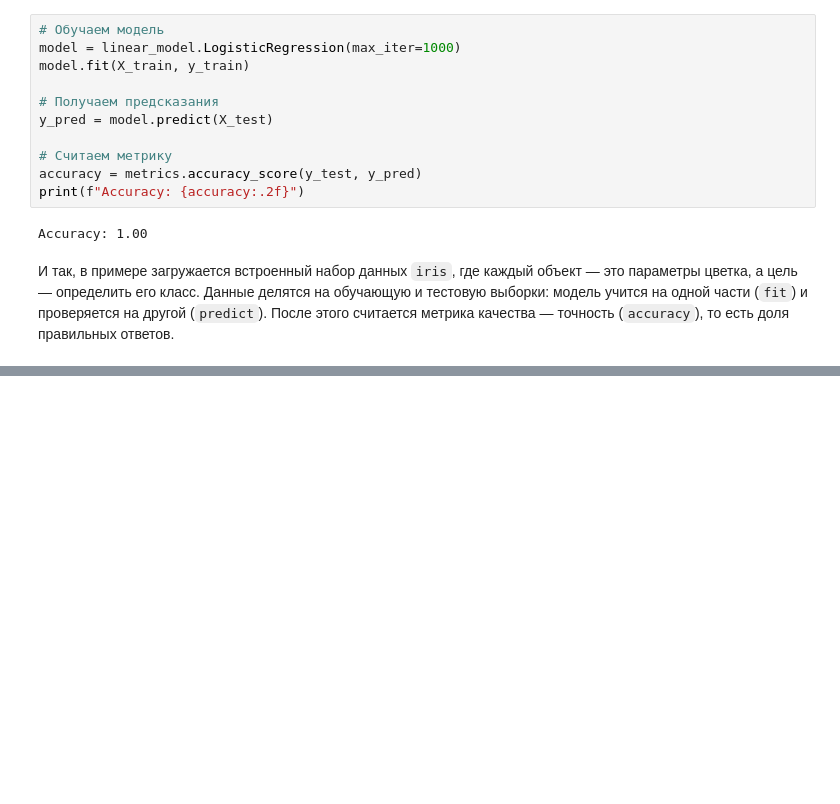
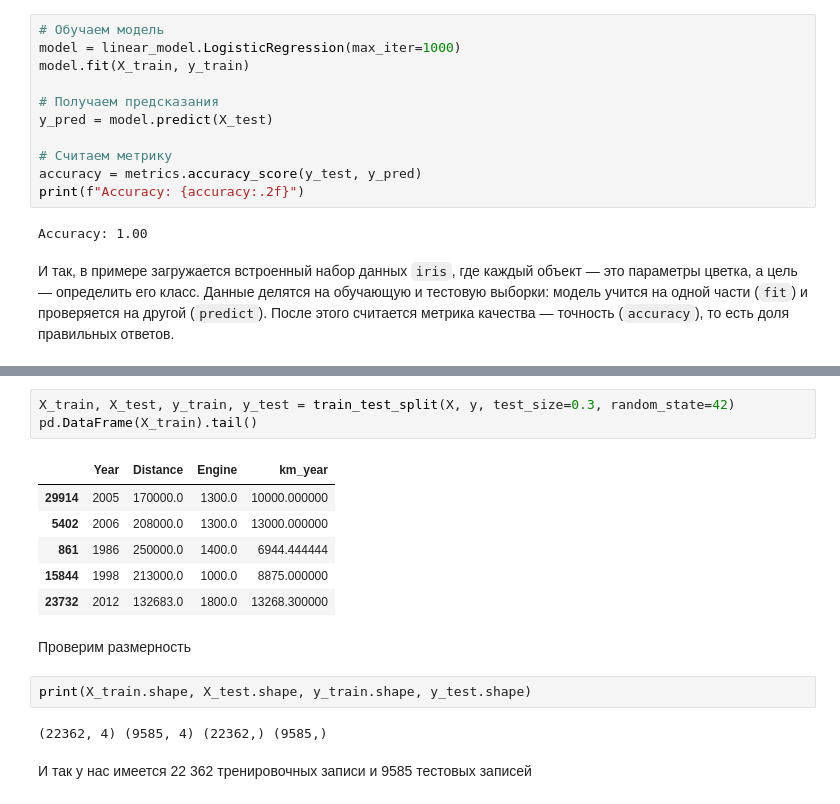
Before and after one commit to MVRonkin/BasicDataAnalysisCourse, a Jupyter notebook: Workshops/04_SKLearnBasics.ipynb, the cells around one changed output, grey strips where cells are left out. Drawn from its saved outputs; the diff is of its cells as text; blank space fills up the shorter version.

```diff
--- a/Workshops/04_SKLearnBasics.ipynb
+++ b/Workshops/04_SKLearnBasics.ipynb
@@ -92,0 +155,18 @@ Accuracy: 1.00
+# %%
+X_train, X_test, y_train, y_test = train_test_split(X, y, test_size=0.3, random_state=42)
+pd.DataFrame(X_train).tail()
+# %% [output]
+|  | Year | Distance | Engine | km_year |
+| 29914 | 2005 | 170000.0 | 1300.0 | 10000.000000 |
+| 5402 | 2006 | 208000.0 | 1300.0 | 13000.000000 |
+| 861 | 1986 | 250000.0 | 1400.0 | 6944.444444 |
+| 15844 | 1998 | 213000.0 | 1000.0 | 8875.000000 |
+| 23732 | 2012 | 132683.0 | 1800.0 | 13268.300000 |
+# %% [markdown]
+Проверим размерность
+# %%
+print(X_train.shape, X_test.shape, y_train.shape, y_test.shape)
+# %% [output]
+(22362, 4) (9585, 4) (22362,) (9585,)
+# %% [markdown]
+И так у нас имеется 22 362 тренировочных записи и 9585 тестовых записей
```
Also changed, not shown: parts of 26 cells of this notebook.
